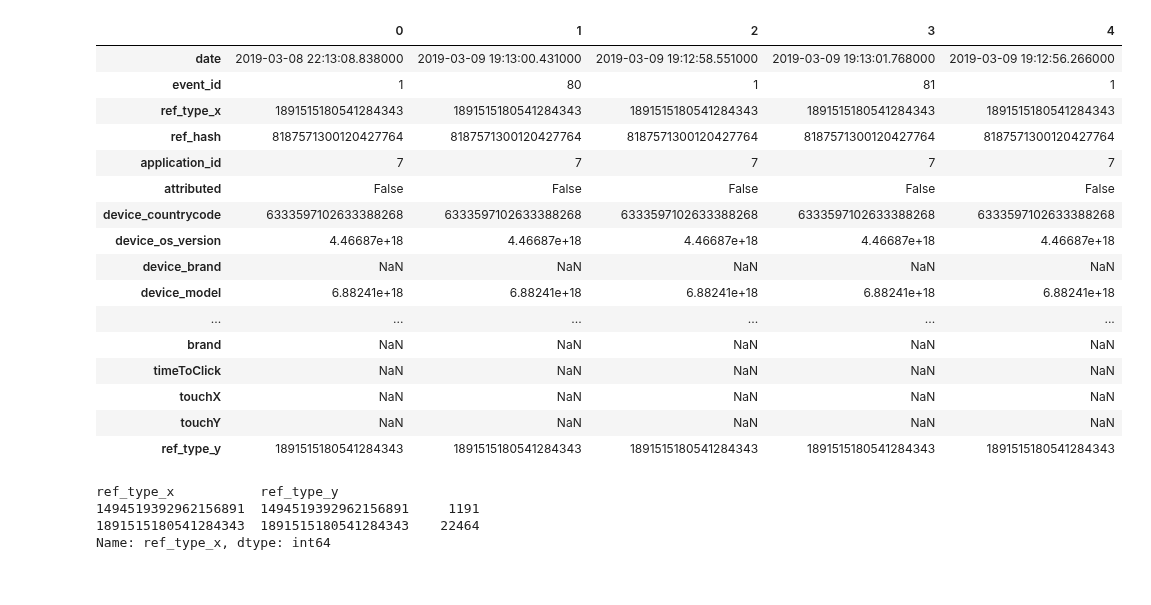
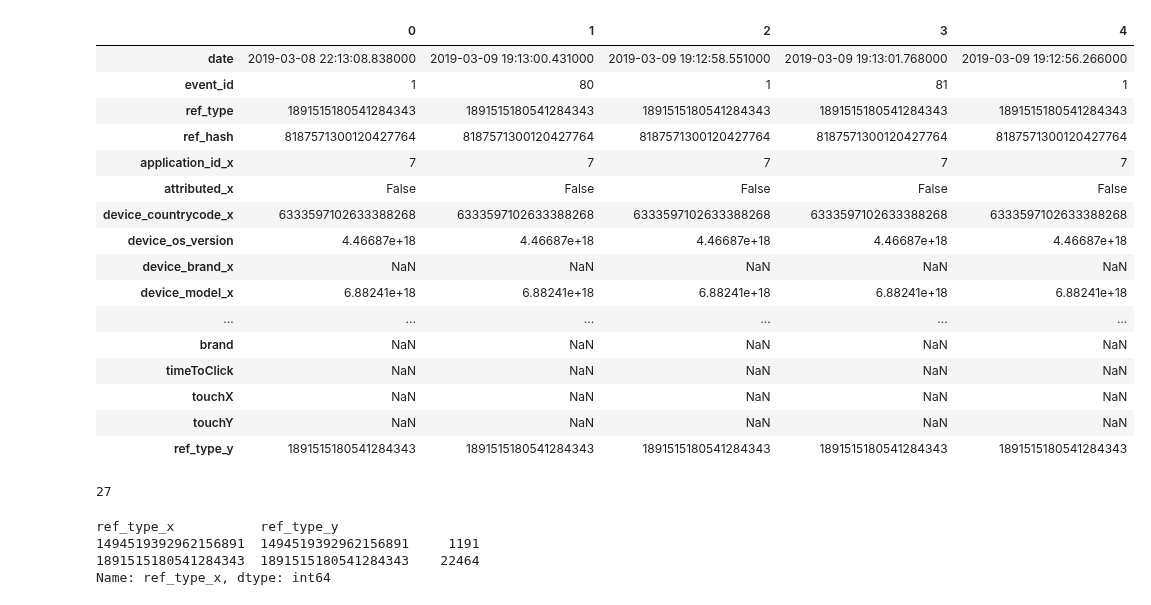
Before and after one commit to Elianagam/orgaDatosTp1, a Jupyter notebook: merge_events_clicks.ipynb, the cells around one changed output. Saved outputs shown, nothing was run; the diff lists cells and outputs as text; code cells hidden in the pictures.

Commit message:
events

```diff
--- a/merge_events_clicks.ipynb
+++ b/merge_events_clicks.ipynb
@@ -15,27 +15,39 @@ dtypes_dict = {'event_id':np.int16, 'ref_type':'category', 'aplication_id':np.in
               'device_countrycode':'category', 'trans_id':'category', 'device_os':'category', 'wifi':object,\
               'connection_type':'category'}
 events = pd.read_csv('data/train_events.csv.gzip', dtype=dtypes_dict, parse_dates= ['date'])
+# %%
+dtypes_dict = {'created':'str',  'ref_type': 'category', 'device_brand': np.float32, \
+                'device_countrycode': 'category', 'device_language': 'category'}
+
+installs = pd.read_csv('data/train_installs.csv.gzip', dtype=dtypes_dict, parse_dates=['created'])
+installs.drop('click_hash', axis=1, inplace=True) # Elimino esta columna por tener todos Nan
 # %%
-inner_join = pd.merge(events, clicks, on='ref_hash', how='inner')
+inner_join = pd.merge(installs, clicks, on='ref_hash', how='inner')
+
+inner_join = pd.merge(events, inner_join, on='ref_hash', how='inner')
 inner_join.head().T
 # %% [output]
 |  | 0 | 1 | 2 | 3 | 4 |
 | date | 2019-03-08 22:13:08.838000 | 2019-03-09 19:13:00.431000 | 2019-03-09 19:12:58.551000 | 2019-03-09 19:13:01.768000 | 2019-03-09 19:12:56.266000 |
 | event_id | 1 | 80 | 1 | 81 | 1 |
-| ref_type_x | 1891515180541284343 | 1891515180541284343 | 1891515180541284343 | 1891515180541284343 | 1891515180541284343 |
+| ref_type | 1891515180541284343 | 1891515180541284343 | 1891515180541284343 | 1891515180541284343 | 1891515180541284343 |
 | ref_hash | 8187571300120427764 | 8187571300120427764 | 8187571300120427764 | 8187571300120427764 | 8187571300120427764 |
-| application_id | 7 | 7 | 7 | 7 | 7 |
-| attributed | False | False | False | False | False |
-| device_countrycode | 6333597102633388268 | 6333597102633388268 | 6333597102633388268 | 6333597102633388268 | 6333597102633388268 |
+| application_id_x | 7 | 7 | 7 | 7 | 7 |
+| attributed_x | False | False | False | False | False |
+| device_countrycode_x | 6333597102633388268 | 6333597102633388268 | 6333597102633388268 | 6333597102633388268 | 6333597102633388268 |
 | device_os_version | 4.46687e+18 | 4.46687e+18 | 4.46687e+18 | 4.46687e+18 | 4.46687e+18 |
-| device_brand | NaN | NaN | NaN | NaN | NaN |
-| device_model | 6.88241e+18 | 6.88241e+18 | 6.88241e+18 | 6.88241e+18 | 6.88241e+18 |
+| device_brand_x | NaN | NaN | NaN | NaN | NaN |
+| device_model_x | 6.88241e+18 | 6.88241e+18 | 6.88241e+18 | 6.88241e+18 | 6.88241e+18 |
 | ... | ... | ... | ... | ... | ... |
 | brand | NaN | NaN | NaN | NaN | NaN |
 | timeToClick | NaN | NaN | NaN | NaN | NaN |
 | touchX | NaN | NaN | NaN | NaN | NaN |
 | touchY | NaN | NaN | NaN | NaN | NaN |
 | ref_type_y | 1891515180541284343 | 1891515180541284343 | 1891515180541284343 | 1891515180541284343 | 1891515180541284343 |
+# %%
+len(inner_join)
+# %% [output]
+27
 # %%
 del inner_join['date']
 del inner_join['created']
```
Also changed, not shown: 1 other file.
